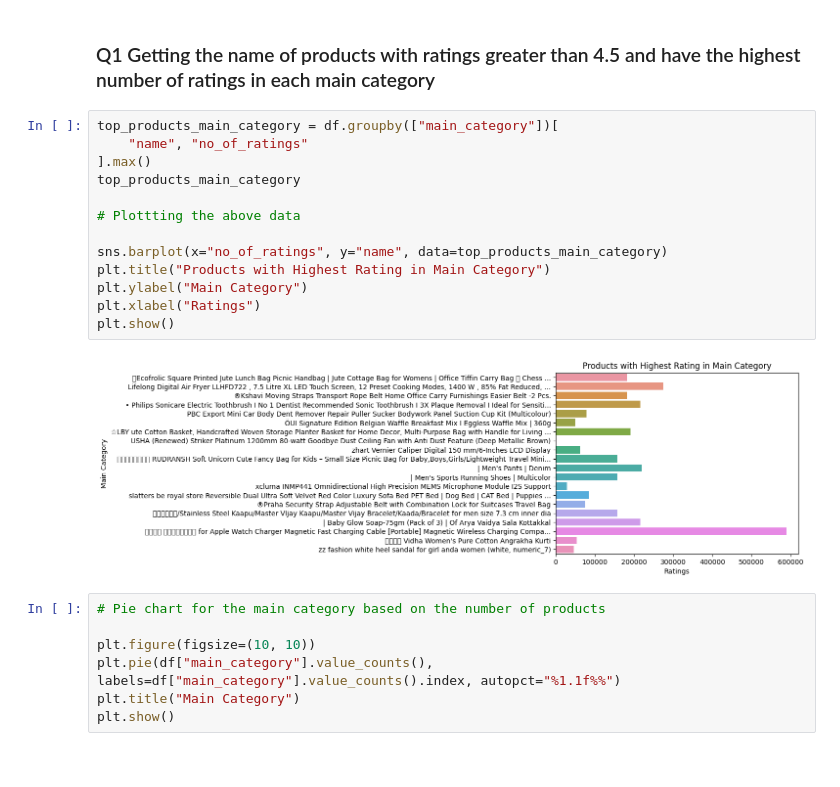
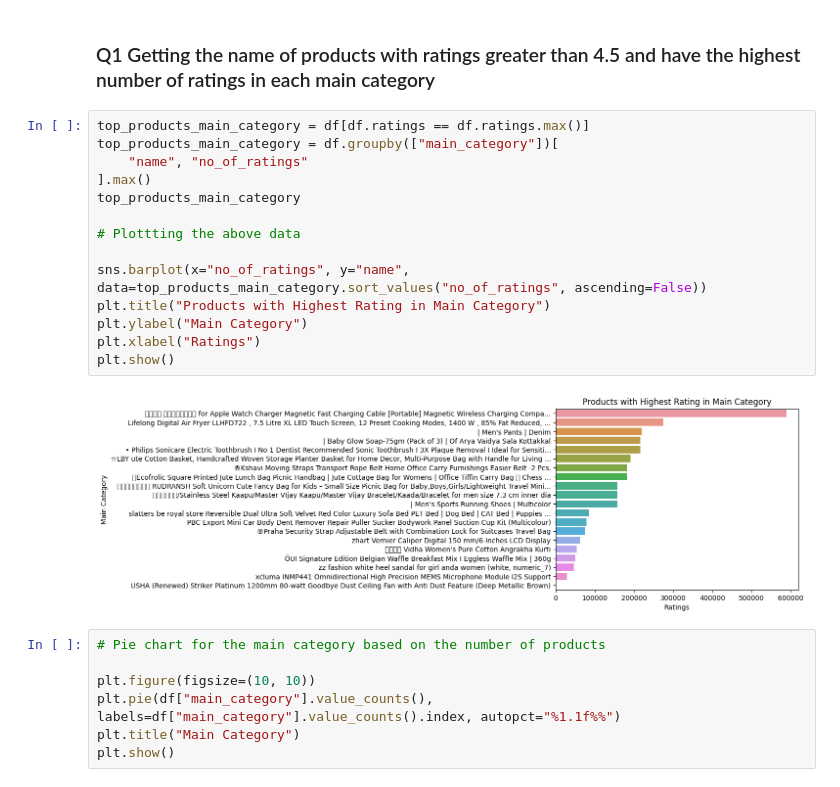
Before and after one commit to Harsh502s/Python-Assignments, a Jupyter notebook: Notebooks/Python Assignment 6 Data Viz.ipynb, the cells around one changed output. Cells and saved outputs as stored; diff of their text form.

```diff
--- a/Notebooks/Python Assignment 6 Data Viz.ipynb
+++ b/Notebooks/Python Assignment 6 Data Viz.ipynb
@@ -135,20 +123,21 @@ df.head()
 # %% [markdown]
 ### Q1 Getting the name of products with ratings greater than 4.5 and have the highest number of ratings in each main category
 # %%
+top_products_main_category = df[df.ratings == df.ratings.max()]
 top_products_main_category = df.groupby(["main_category"])[
     "name", "no_of_ratings"
 ].max()
 top_products_main_category
 
 # Plottting the above data
 
-sns.barplot(x="no_of_ratings", y="name", data=top_products_main_category)
+sns.barplot(x="no_of_ratings", y="name", data=top_products_main_category.sort_values("no_of_ratings", ascending=False))
 plt.title("Products with Highest Rating in Main Category")
 plt.ylabel("Main Category")
 plt.xlabel("Ratings")
 plt.show()
 # %% [output]
-[figure, old version]
+[figure, new version]
 # %%
 # Pie chart for the main category based on the number of products
 
```
Also changed, not shown: parts of 3 cells of this notebook, 1 other file.
